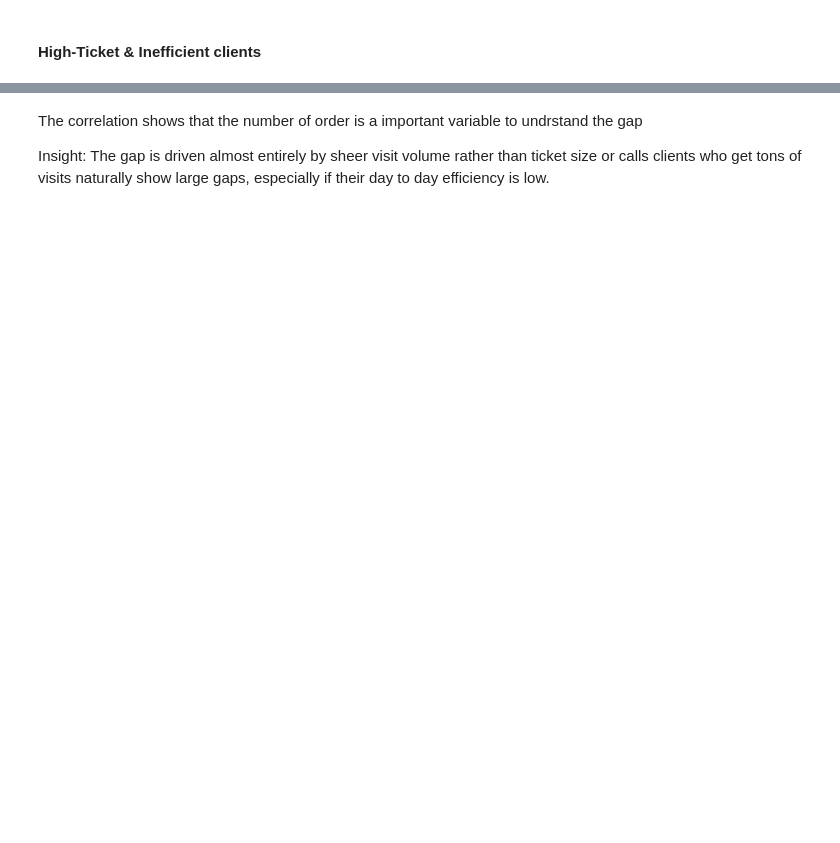
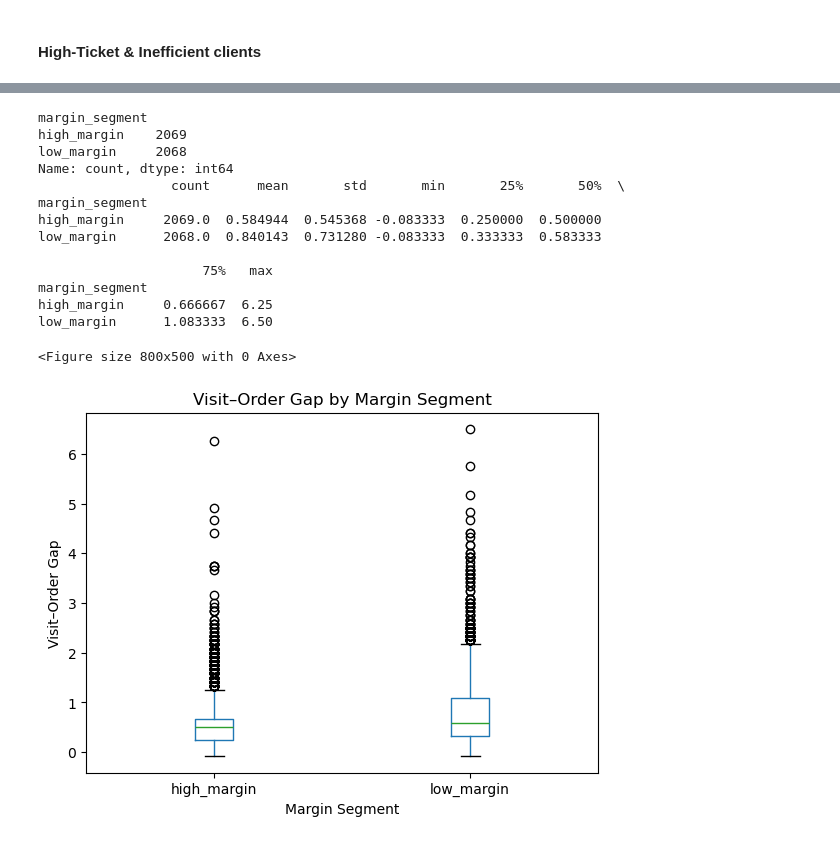
Before and after one commit to adriansotomora/capstone_project, a Jupyter notebook: scripts/eda_sebas.ipynb, the cells around one changed output, grey strips where cells are left out. Cells and saved outputs as stored; diff of their text form; code cells hidden in the pictures; blank space fills up the shorter version.

```diff
--- a/scripts/eda_sebas.ipynb
+++ b/scripts/eda_sebas.ipynb
@@ -192,4 +294,43 @@ plt.show()
-# %% [markdown]
-The correlation shows that the number of order is a important variable to undrstand the gap
-
-Insight: The gap is driven almost entirely by sheer visit volume rather than ticket size or calls clients who get tons of visits naturally show large gaps, especially if their day to day efficiency is low.
+# %%
+# 1) Compute a margin metric for each client
+hv_ineff['profit_margin'] = hv_ineff['total_profit'] / hv_ineff['total_cost']
+
+# 2) Split into “low-margin” vs “high-margin”
+#    Here I use the median margin as a cut-off; you can also use quantiles (e.g. pd.qcut) or a business threshold.
+median_margin = hv_ineff['profit_margin'].median()
+hv_ineff['margin_segment'] = hv_ineff['profit_margin'].apply(
+    lambda m: 'low_margin' if m < median_margin else 'high_margin'
+)
+
+# 3) Check how many in each segment
+print(hv_ineff['margin_segment'].value_counts())
+
+# 4) Compare the visit–order gap distributions
+summary = hv_ineff.groupby('margin_segment')['visit_order_gap'].describe()
+print(summary)
+
+# 5) (Optional) Visualize side-by-side
+import matplotlib.pyplot as plt
+plt.figure(figsize=(8,5))
+hv_ineff.boxplot('visit_order_gap', by='margin_segment', grid=False)
+plt.suptitle('')
+plt.title('Visit–Order Gap by Margin Segment')
+plt.xlabel('Margin Segment')
+plt.ylabel('Visit–Order Gap')
+plt.show()
+# %% [output]
+margin_segment
+high_margin    2069
+low_margin     2068
+Name: count, dtype: int64
+                 count      mean       std       min       25%       50%  \
+margin_segment
+high_margin     2069.0  0.584944  0.545368 -0.083333  0.250000  0.500000
+low_margin      2068.0  0.840143  0.731280 -0.083333  0.333333  0.583333
+
+                     75%   max
+margin_segment
+high_margin     0.666667  6.25
+low_margin      1.083333  6.50
+<Figure size 800x500 with 0 Axes>
+[figure, added]
```
Also changed, not shown: parts of 67 cells of this notebook, 2 other files.
